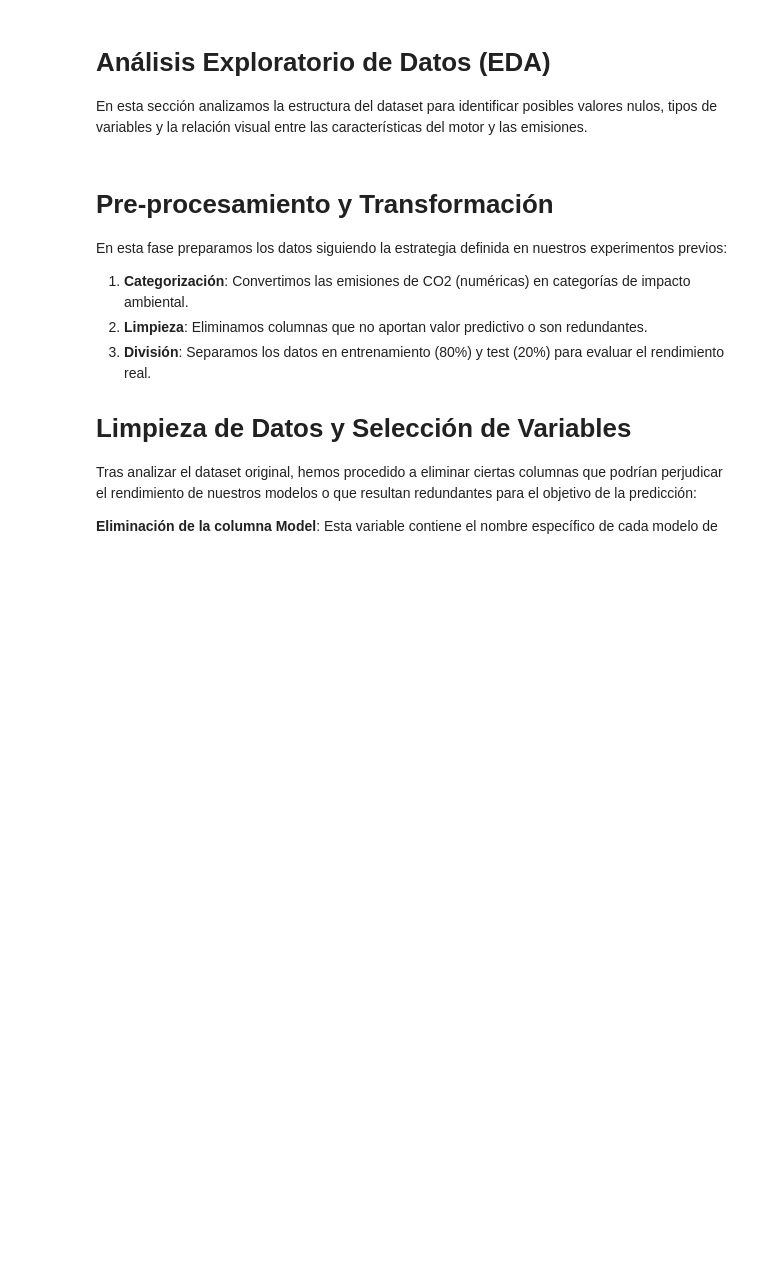
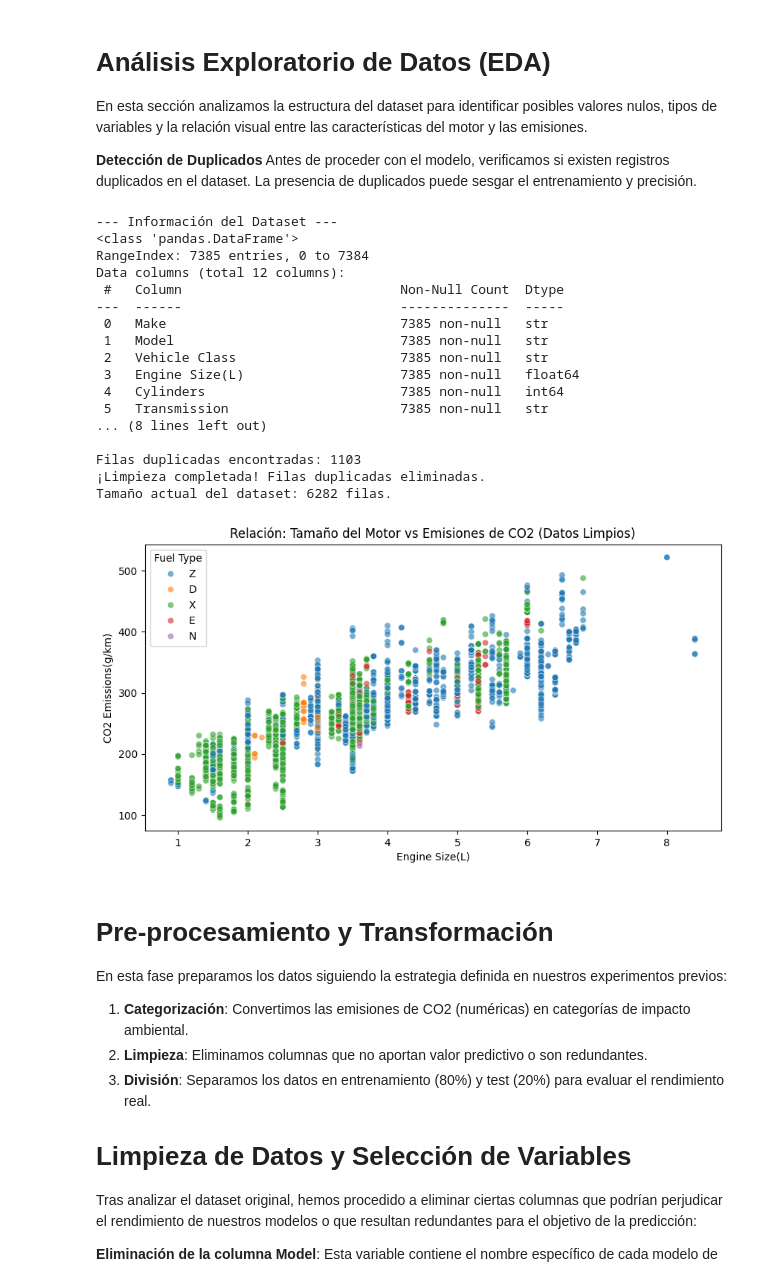
Before and after one commit to Daniem01/Proyecto_SI, a Jupyter notebook: Practica_3.ipynb, the cells around one changed output. Saved outputs shown, nothing was run; the diff lists cells and outputs as text; code cells hidden in the pictures; blank space fills up the shorter version.

```diff
--- a/Practica_3.ipynb
+++ b/Practica_3.ipynb
@@ -19,16 +27,47 @@ df.head()
 # %% [markdown]
 # Análisis Exploratorio de Datos (EDA)
 En esta sección analizamos la estructura del dataset para identificar posibles valores nulos, tipos de variables y la relación visual entre las características del motor y las emisiones.
+
+**Detección de Duplicados**
+Antes de proceder con el modelo, verificamos si existen registros duplicados en el dataset. La presencia de duplicados puede sesgar el entrenamiento y precisión.
 # %%
 # Información técnica y nulos
 print("--- Información del Dataset ---")
 df.info()
 
+# Detección y limpieza de duplicados
+duplicados = df.duplicated().sum()
+print(f"\nFilas duplicadas encontradas: {duplicados}")
+
+if duplicados > 0:
+    df = df.drop_duplicates()
+    print("¡Limpieza completada! Filas duplicadas eliminadas.")
+    print(f"Tamaño actual del dataset: {df.shape[0]} filas.")
+
 # Gráfico de relación entre el tamaño del motor vs emisiones
 plt.figure(figsize=(10, 5))
 sns.scatterplot(data=df, x='Engine Size(L)', y='CO2 Emissions(g/km)', hue='Fuel Type', alpha=0.6)
-plt.title('Relación: Tamaño del Motor vs Emisiones de CO2')
+plt.title('Relación: Tamaño del Motor vs Emisiones de CO2 (Datos Limpios)')
 plt.show()
+# %% [output]
+--- Información del Dataset ---
+<class 'pandas.DataFrame'>
+RangeIndex: 7385 entries, 0 to 7384
+Data columns (total 12 columns):
+ #   Column                            Non-Null Count  Dtype
+---  ------                            --------------  -----
+ 0   Make                              7385 non-null   str
+ 1   Model                             7385 non-null   str
+ 2   Vehicle Class                     7385 non-null   str
+ 3   Engine Size(L)                    7385 non-null   float64
+ 4   Cylinders                         7385 non-null   int64
+ 5   Transmission                      7385 non-null   str
+... (8 lines left out)
+
+Filas duplicadas encontradas: 1103
+¡Limpieza completada! Filas duplicadas eliminadas.
+Tamaño actual del dataset: 6282 filas.
+[figure, added]
 # %% [markdown]
 # Pre-procesamiento y Transformación
 En esta fase preparamos los datos siguiendo la estrategia definida en nuestros experimentos previos:
```
Also changed, not shown: parts of 11 cells of this notebook.
